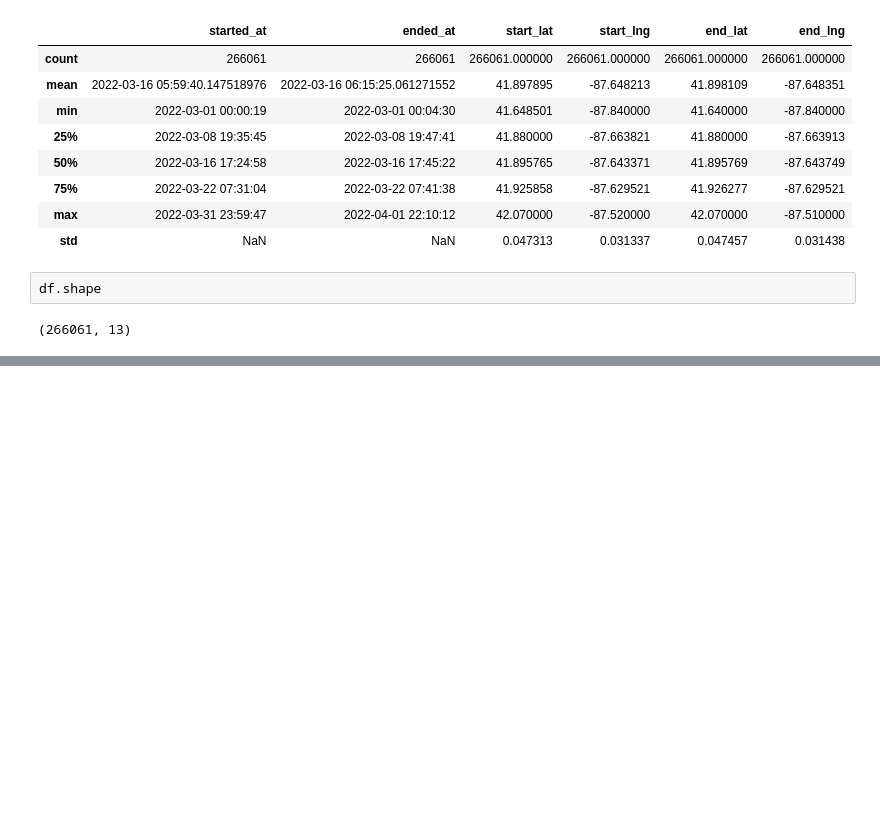
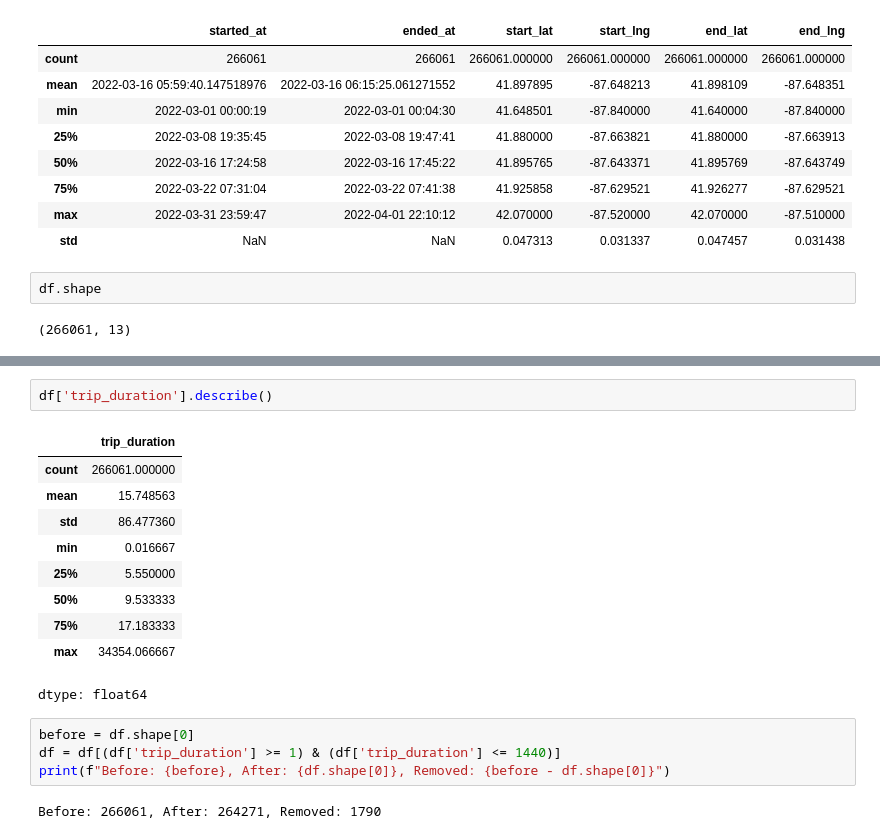
Before and after one commit to devakajla/RideScope, a Jupyter notebook: notebooks/01_cleaning_ride.ipynb, the cells around one changed output, grey strips where cells are left out. Cells and saved outputs as stored; diff of their text form; blank space fills up the shorter version.

```diff
--- a/notebooks/01_cleaning.ipynb
+++ b/notebooks/01_cleaning_ride.ipynb
@@ -1045,0 +1076,19 @@ df.shape
+# %%
+df['trip_duration'].describe()
+# %% [output]
+|  | trip_duration |
+| count | 266061.000000 |
+| mean | 15.748563 |
+| std | 86.477360 |
+| min | 0.016667 |
+| 25% | 5.550000 |
+| 50% | 9.533333 |
+| 75% | 17.183333 |
+| max | 34354.066667 |
+dtype: float64
+# %%
+before = df.shape[0]
+df = df[(df['trip_duration'] >= 1) & (df['trip_duration'] <= 1440)]
+print(f"Before: {before}, After: {df.shape[0]}, Removed: {before - df.shape[0]}")
+# %% [output]
+Before: 266061, After: 264271, Removed: 1790
```
Also changed, not shown: parts of 27 cells of this notebook.
